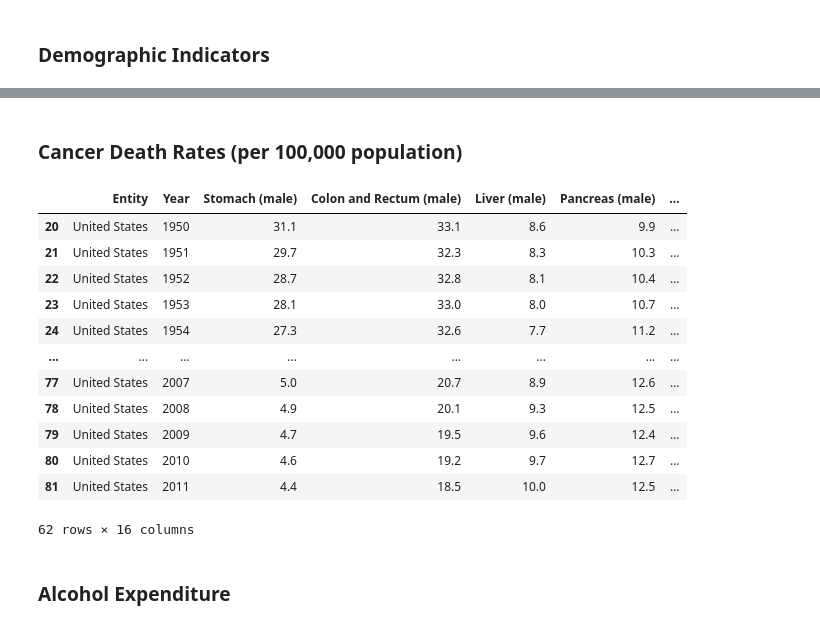
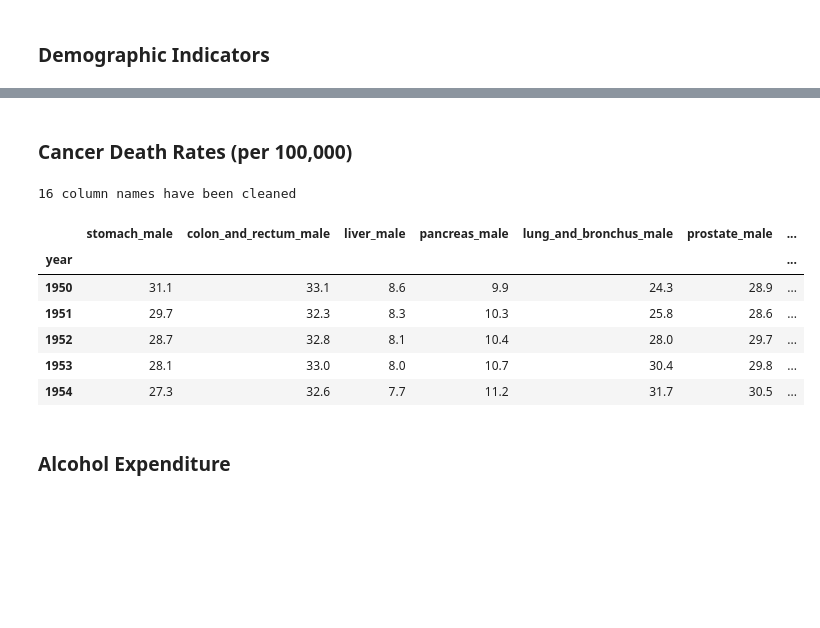
Before and after one commit to gvnsp/618, a Jupyter notebook: emanwong_618_proj.ipynb, the cells around one changed output, grey strips where cells are left out. Drawn from its saved outputs; the diff is of its cells as text; code cells hidden in the pictures; blank space fills up the shorter version.

```diff
--- a/emanwong_618_proj.ipynb
+++ b/emanwong_618_proj.ipynb
@@ -98,22 +96,23 @@ demographic_indicators
 # %% [markdown]
-### Cancer Death Rates (per 100,000 population)
+### Cancer Death Rates (per 100,000)
 # %%
+# read data
 cancer_death = pd.read_csv(data_path(cancer_death_filename))
+# set dates
 cancer_death = cancer_death.loc[(cancer_death['Year'] >= 1950) & (cancer_death['Year'] <= 2011)]
-cancer_death
+# basic cleaning
+cancer_death = clean_columns(cancer_death)
+cancer_death.drop('entity', axis=1, inplace=True)
+cancer_death.set_index('year', inplace=True)
+cancer_death.head()
 # %% [output]
+16 column names have been cleaned
-|  | Entity | Year | Stomach (male) | Colon and Rectum (male) | Liver (male) | Pancreas (male) | ... |
-| 20 | United States | 1950 | 31.1 | 33.1 | 8.6 | 9.9 | ... |
-| 21 | United States | 1951 | 29.7 | 32.3 | 8.3 | 10.3 | ... |
-| 22 | United States | 1952 | 28.7 | 32.8 | 8.1 | 10.4 | ... |
-| 23 | United States | 1953 | 28.1 | 33.0 | 8.0 | 10.7 | ... |
-| 24 | United States | 1954 | 27.3 | 32.6 | 7.7 | 11.2 | ... |
-| ... | ... | ... | ... | ... | ... | ... | ... |
-| 77 | United States | 2007 | 5.0 | 20.7 | 8.9 | 12.6 | ... |
-| 78 | United States | 2008 | 4.9 | 20.1 | 9.3 | 12.5 | ... |
-| 79 | United States | 2009 | 4.7 | 19.5 | 9.6 | 12.4 | ... |
-| 80 | United States | 2010 | 4.6 | 19.2 | 9.7 | 12.7 | ... |
-| 81 | United States | 2011 | 4.4 | 18.5 | 10.0 | 12.5 | ... |
+|  | stomach_male | colon_and_rectum_male | liver_male | pancreas_male | lung_and_bronchus_male | prostate_male | ... |
+| year |  |  |  |  |  |  | ... |
+| 1950 | 31.1 | 33.1 | 8.6 | 9.9 | 24.3 | 28.9 | ... |
+| 1951 | 29.7 | 32.3 | 8.3 | 10.3 | 25.8 | 28.6 | ... |
+| 1952 | 28.7 | 32.8 | 8.1 | 10.4 | 28.0 | 29.7 | ... |
+| 1953 | 28.1 | 33.0 | 8.0 | 10.7 | 30.4 | 29.8 | ... |
+| 1954 | 27.3 | 32.6 | 7.7 | 11.2 | 31.7 | 30.5 | ... |
-62 rows × 16 columns
 # %% [markdown]
 ### Alcohol Expenditure
```
Also changed, not shown: parts of 51 cells of this notebook.
